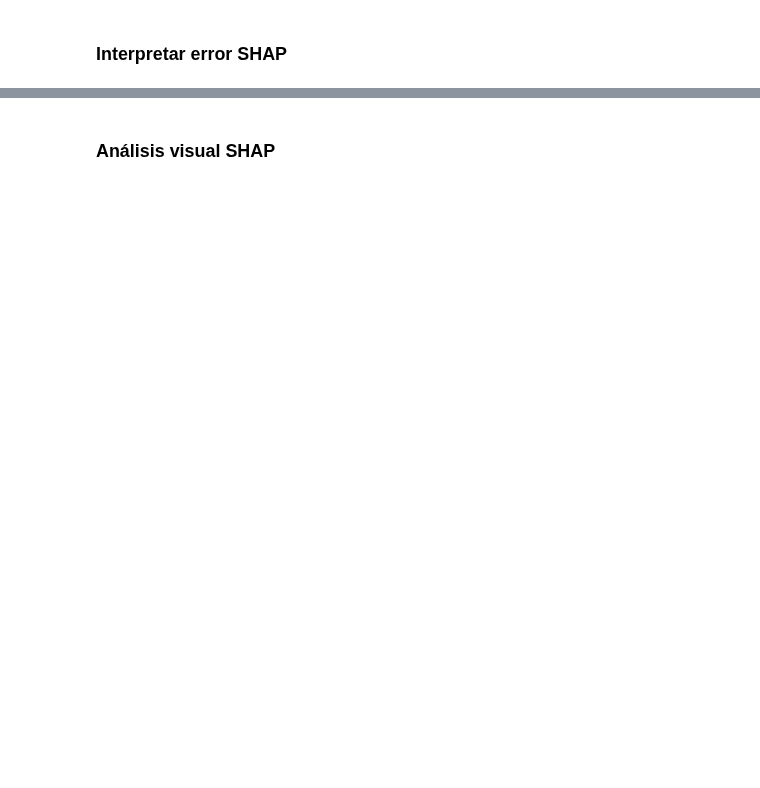
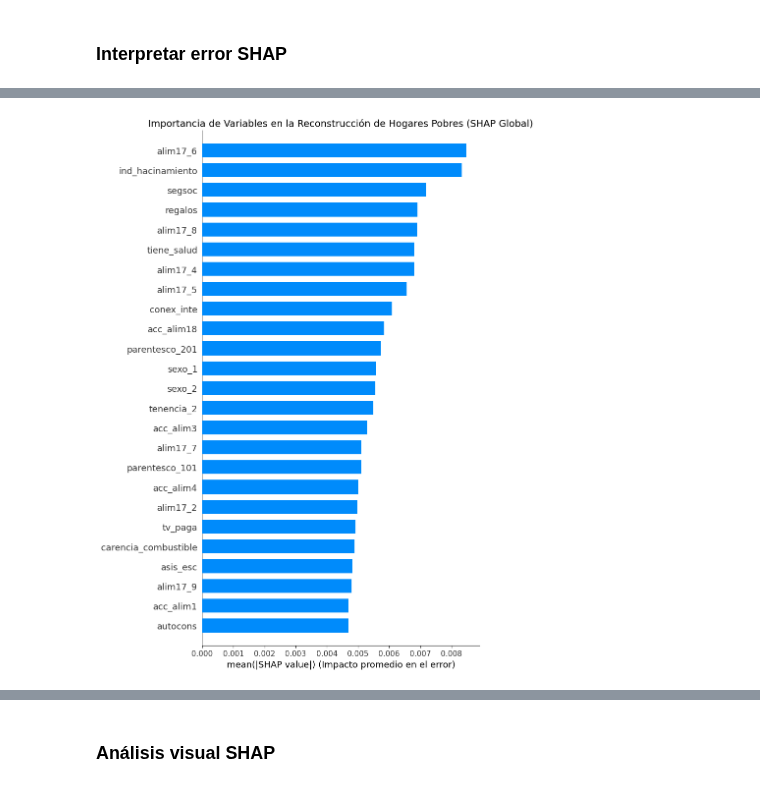
Before and after one commit to LizamaD/Cap3_MedicionPobreza, a Jupyter notebook: notebooks/resultados.ipynb, the cells around one changed output, grey strips where cells are left out. Drawn from its saved outputs; the diff is of its cells as text; code cells hidden in the pictures; blank space fills up the shorter version.

```diff
--- a/notebooks/resultados.ipynb
+++ b/notebooks/resultados.ipynb
@@ -306,0 +415,36 @@ Received: inputs=['Tensor(shape=(50, 216))']
+# %%
+import matplotlib.pyplot as plt
+import shap
+import numpy as np
+
+# 1. Transformar la lista en un array y colapsar las dimensiones
+# shap_values es una lista de 220 matrices de (1000, 220)
+shap_array = np.array(shap_values)
+
+# Calculamos la media del valor absoluto entre todas las salidas del autoencoder
+# Esto genera una matriz de (1000, 220)
+shap_values_aggregated = np.mean(np.abs(shap_array), axis=0)
+
+# 2. Crear la gráfica
+plt.figure(figsize=(10, 12))
+
+# Usamos plot_type="bar" porque con 220 variables, el dot-plot (beeswarm)
+# se vuelve ilegible. Las barras muestran la importancia promedio.
+shap.summary_plot(
+    shap_values_aggregated,
+    X_pobres_test,
+    feature_names=columnas_tesis,
+    plot_type="bar",
+    max_display=25, # Mostramos las 25 más relevantes para tu análisis
+    show=False
+)
+
+plt.title('Importancia de Variables en la Reconstrucción de Hogares Pobres (SHAP Global)', fontsize=14)
+plt.xlabel('mean(|SHAP value|) (Impacto promedio en el error)')
+
+# 3. Guardar la gráfica en alta resolución
+plt.tight_layout()
+plt.savefig(os.path.join(BASE_DIR, 'grafica_shap_coneval_final.png'), dpi=300, bbox_inches='tight')
+plt.show()
+# %% [output]
+[figure, added]
```
Also changed, not shown: parts of 25 cells of this notebook, 2 other files.
